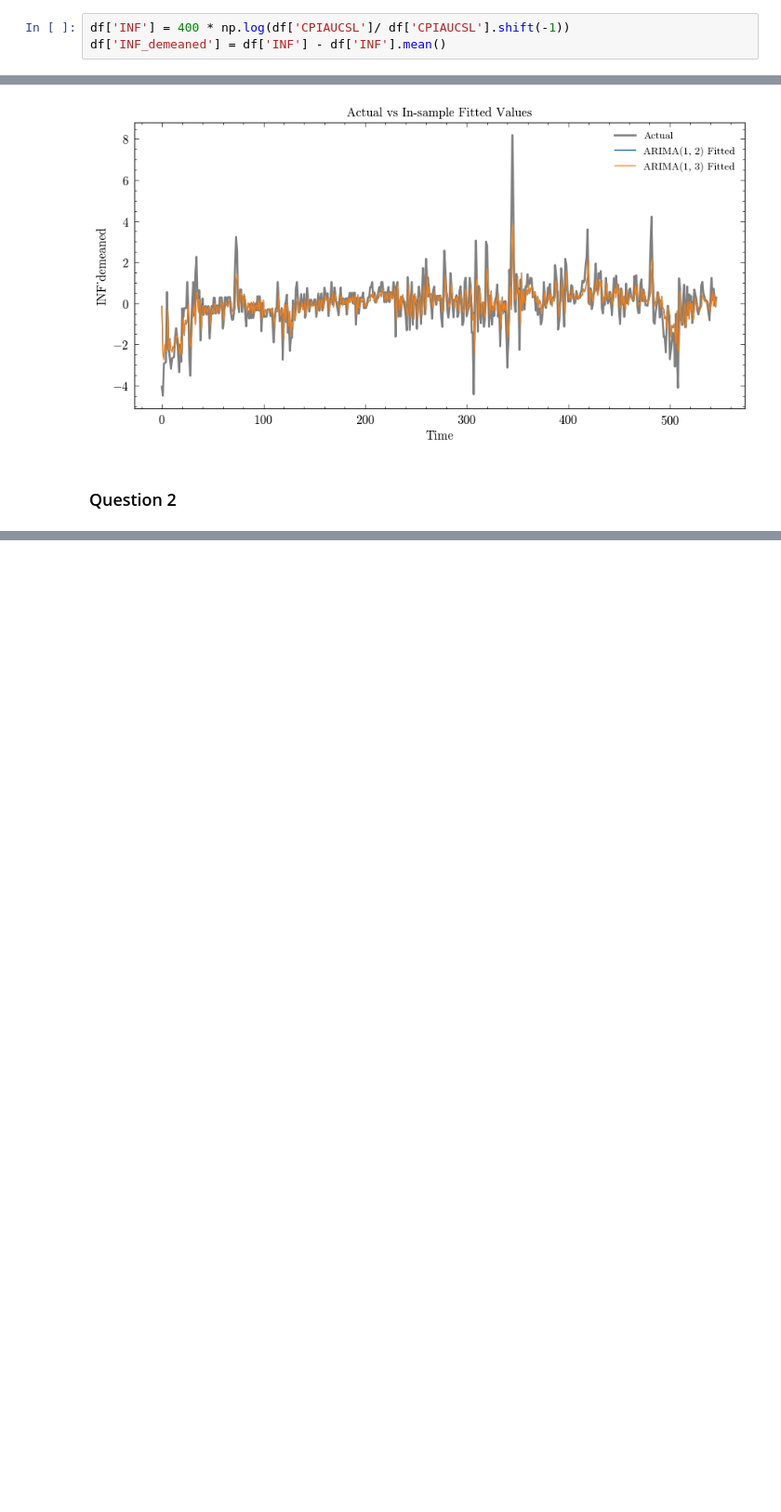
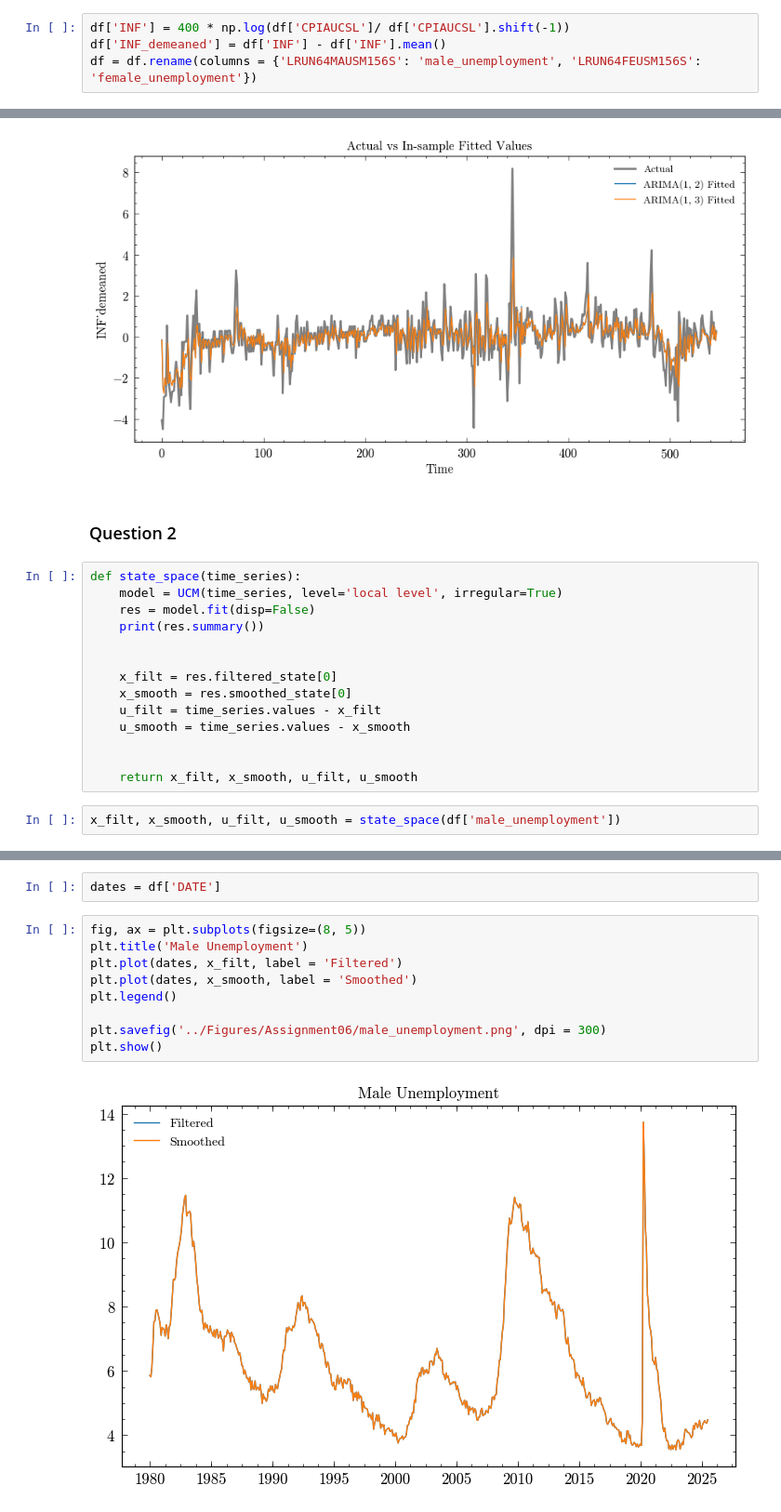
Before and after one commit to jackyeung99/class_financial-econometrics, a Jupyter notebook: Assignments/Assignment06.ipynb, the cells around one changed output, grey strips where cells are left out. Shown at 93% size. Drawn from its saved outputs; the diff is of its cells as text; blank space fills up the shorter version.

Commit message:
BUILD:Assignment06

```diff
--- a/Assignments/Assignment06.ipynb
+++ b/Assignments/Assignment06.ipynb
@@ -30,6 +31,7 @@ df = pdr.DataReader(
 # %%
 df['INF'] = 400 * np.log(df['CPIAUCSL']/ df['CPIAUCSL'].shift(-1))
 df['INF_demeaned'] = df['INF'] - df['INF'].mean()
+df = df.rename(columns = {'LRUN64MAUSM156S': 'male_unemployment', 'LRUN64FEUSM156S': 'female_unemployment'})
 # %% [markdown]
 ### Question 1
 # %%
@@ -174,3 +176,19 @@ plt.show()
 [figure]
 # %% [markdown]
 ### Question 2
+# %%
+def state_space(time_series):
+    model = UCM(time_series, level='local level', irregular=True)
+    res = model.fit(disp=False)
+    print(res.summary())
+
+
+    x_filt = res.filtered_state[0]
+    x_smooth = res.smoothed_state[0]
+    u_filt = time_series.values - x_filt
+    u_smooth = time_series.values - x_smooth
+
+
+    return x_filt, x_smooth, u_filt, u_smooth
+# %%
+x_filt, x_smooth, u_filt, u_smooth = state_space(df['male_unemployment'])
@@ -176,0 +213,13 @@ plt.show()
+# %%
+dates = df['DATE']
+# %%
+fig, ax = plt.subplots(figsize=(8, 5))
+plt.title('Male Unemployment')
+plt.plot(dates, x_filt, label = 'Filtered')
+plt.plot(dates, x_smooth, label = 'Smoothed')
+plt.legend()
+
+plt.savefig('../Figures/Assignment06/male_unemployment.png', dpi = 300)
+plt.show()
+# %% [output]
+[figure, added]
```
Also changed, not shown: parts of 16 cells of this notebook, 16 other files.
